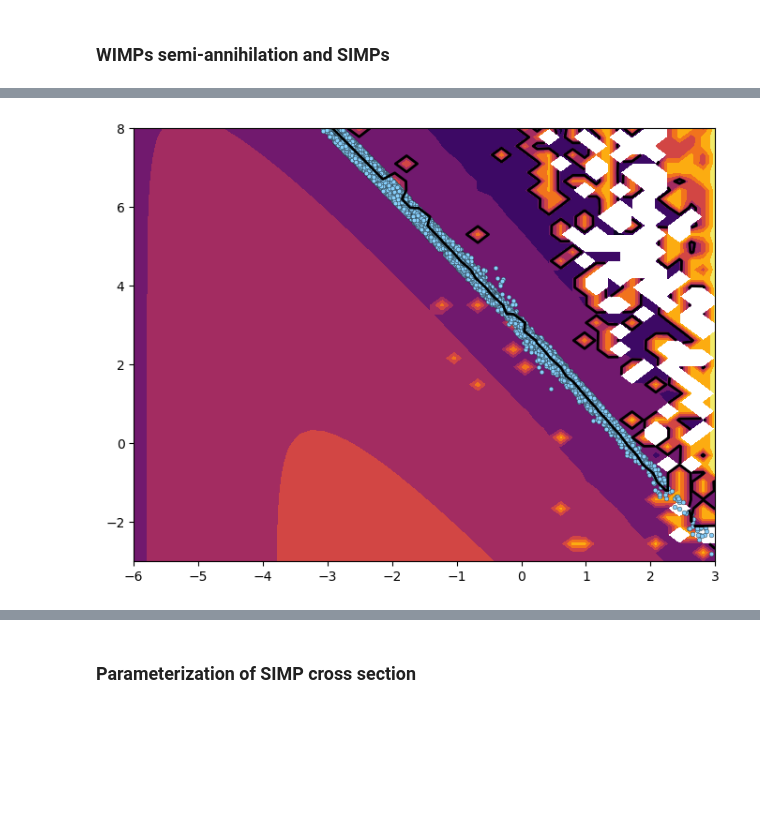
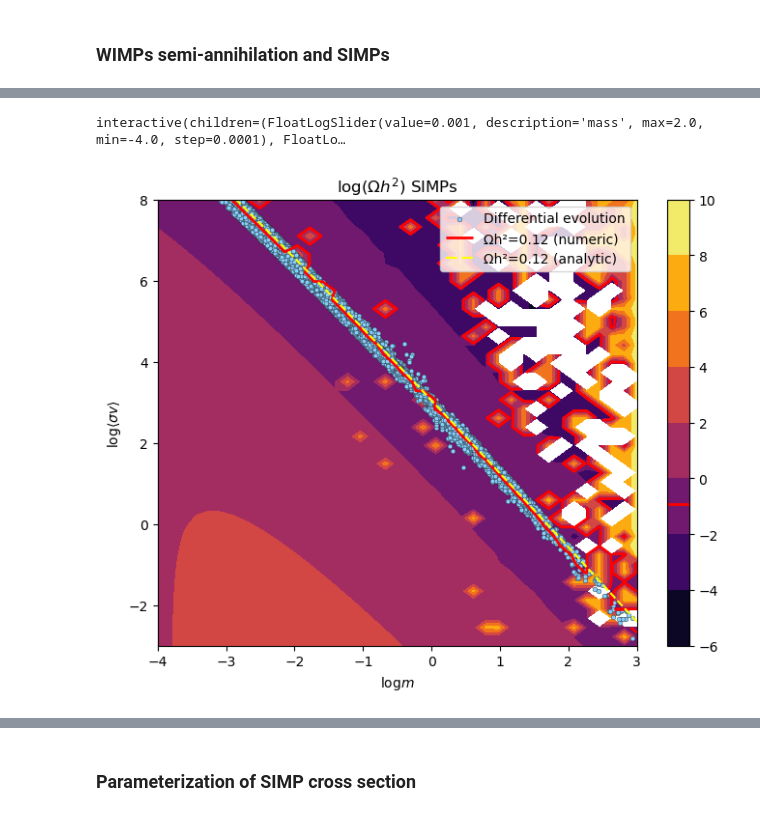
Before and after one commit to SantiagoJulioD/Trabajo_de_grado, a Jupyter notebook: Relic_density/relic_density.ipynb, the cells around one changed output, grey strips where cells are left out. Drawn from its saved outputs; the diff is of its cells as text; code cells hidden in the pictures; blank space fills up the shorter version.

```diff
--- a/Relic_density/relic_density.ipynb
+++ b/Relic_density/relic_density.ipynb
@@ -201,7 +201,7 @@ def WIMPs(x,Y,mass,sigma,g):
     dYdx = -sigma*s/(x*H)*(Y**2 - Yeq(x,mass,g)**2)
     return dYdx
 # %%
-def Omega(m,sigma,model=WIMPs,g=2):
+def Omega(m,sigma,model=WIMPs,g=2,method='BDF'):
     '''
     Relic abundance from the numeric solution of Boltzmann equation.
     ---
@@ -221,7 +221,7 @@ def Omega(m,sigma,model=WIMPs,g=2):
         Yini = 0
     else:
         Yini = Yeq(xini, m, g)
-    sol = solve_ivp(model, [xini,xfin], [Yini,], method='BDF', rtol=1e-8, atol=1e-10, args=(m,sigma,g))
+    sol = solve_ivp(model, [xini,xfin], [Yini,], method=method, rtol=1e-8, atol=1e-10, args=(m,sigma,g))
     Y0 = sol.y[0][-1]
     s0 = 2*np.pi**2/45*gstars0*T0**3
     Omegah2 = Y0*m*s0/(3*MP**2*(2.13e-42)**2)
@@ -690,10 +671,45 @@ if scan:
 else:
     path_SIMP = 'https://raw.githubusercontent.com/SantiagoJulioD/Trabajo_de_grado/refs/heads/main/Relic_density/optimal_params_SIMPs.csv'
     df_SIMP = obtain_optimal_params(WIMPs,bound_m,bound_sigma,g,descan=False,path=path_SIMP)
+# %%
+def graf3(mass,sigma,g):
+    xini = 0.1
+    xfin = 1e4
+    Yini = Yeq(xini,mass,g)
+    xss = np.linspace(xini,30,1000)
+    Yfin = 4.3e-10/mass
+    sol = solve_ivp(WIMPs_SA, [xini,xfin], [Yini,], method='BDF', rtol=1e-8, atol=1e-10, args=(mass,sigma,g))
+    plt.loglog(sol.t,sol.y[0],label=f'Ωh²={Omega(np.log10(mass),np.log10(sigma),g=g,model=WIMPs_SA):.3f}',color='r')
+    plt.loglog(xss,Yeq(xss,mass,g),label=r'$Y_{eq}$',color='b')
+    plt.hlines(Yfin,xini,xfin,color='k',linestyle=':')
+    plt.axhspan(0.9*Yfin,1.1*Yfin,0,1,color='yellow',alpha=0.5)
+    #plt.ylim(2e-8,1e-2)
+    plt.title("Boltzmann equation for WIMPs semi-annihilation")
+    plt.xlabel('x')
+    plt.ylabel('Y')
+    plt.grid()
+    plt.legend()
+    plt.show()
+
+slider_mass = widgets.FloatLogSlider(value=1e-3, base=10, min=-4, max=2,
+                                  step=0.0001, description='mass')
+slider_sigma = widgets.FloatLogSlider(value=1e-12, base=10, min=-10, max=-3,
+                                  step=0.1, description='sigma')
+slider_g = widgets.FloatSlider(value=2, min=1, max=3,
+                                  step=1, description='g')
+# Crea la función interactiva
+
+interactive_plot3 = interactive(graf3, mass=slider_mass, sigma=slider_sigma, g=slider_g,
+                                continuous_update=0)
+
+# Muestra la función interactiva
+interactive_plot3
+# %% [output]
+interactive(children=(FloatLogSlider(value=0.001, description='mass', max=2.0, min=-4.0, step=0.0001), FloatLo…
 # %%
-ms = np.linspace(-6,3)
-sigmas = np.linspace(-3,8)
+ms_S = np.linspace(-6,3)
+sigmas_S = np.linspace(-3,8)
 
-Ms, Sigmas = np.meshgrid(ms,sigmas)
+Ms_S, Sigmas_S = np.meshgrid(ms_S,sigmas_S)
 
-Om_SIMP = Omega(Ms,Sigmas,model=SIMPs,g=g)
+Om_SIMP = Omega(Ms_S,Sigmas_S,model=SIMPs,g=g)
@@ -700,9 +728,28 @@ Om_SIMP = Omega(Ms,Sigmas,model=SIMPs,g=g)
+# %%
+Om_th_S = Omega0_SIMP(10.**Ms_S,10.**Sigmas_S,2,5)
 # %%
 fig, ax = plt.subplots(figsize=(8,6))
-CS = ax.contourf(Ms,Sigmas,np.log10(Om_SIMP),cmap='inferno',)
+CS = ax.contourf(Ms_S,Sigmas_S,np.log10(Om_SIMP),cmap='inferno',)
 de_scatter = ax.scatter(df_SIMP['log(m)'], df_SIMP['log(sigma*v)'], s=12, edgecolor='0.05',
                         linewidth=0.25, alpha=1.0, c='lightskyblue',label='Differential evolution')
-CSl = ax.contour(CS,levels=[np.log10(0.12),],colors='k',linestyles='solid',linewidths=2)
-#ax.set(xlim=(-3,2),ylim=(-3,8))
+CSl = ax.contour(CS,levels=[np.log10(0.12),],colors='r',linestyles='solid',linewidths=2)
+CS2l = ax.contour(Ms_S,Sigmas_S,np.log10(Om_th_S),levels=[np.log10(0.12),],colors='yellow')
+ax.set(xlim=(-4,3))
+h0,_ = de_scatter.legend_elements(prop='sizes',color=de_scatter.cmap(1.5))
+h1,_ = CSl.legend_elements()
+h2,_ = CS2l.legend_elements()
+cbar = fig.colorbar(CS)
+cbar.add_lines(CSl)
+
+ax.legend([de_scatter]+h1+h2,['Differential evolution','Ωh²=0.12 (numeric)','Ωh²=0.12 (analytic)'])
+
+#ax.add_artist(leg2)
+
+ax.set_title(r'$\mathrm{log}(\Omega h^2)$ SIMPs')
+#ax.set_ylim((-13,-8))
+ax.set_xlabel(r'$\mathrm{log}m$')
+ax.set_ylabel(r'$\mathrm{log}\langle\sigma v\rangle$')
+plt.savefig('omegah2_SIMPs.pdf')
+plt.show()
 # %% [output]
-[figure, old version]
+[figure, new version]
```
Also changed, not shown: parts of 27 cells of this notebook, 5 other files.
